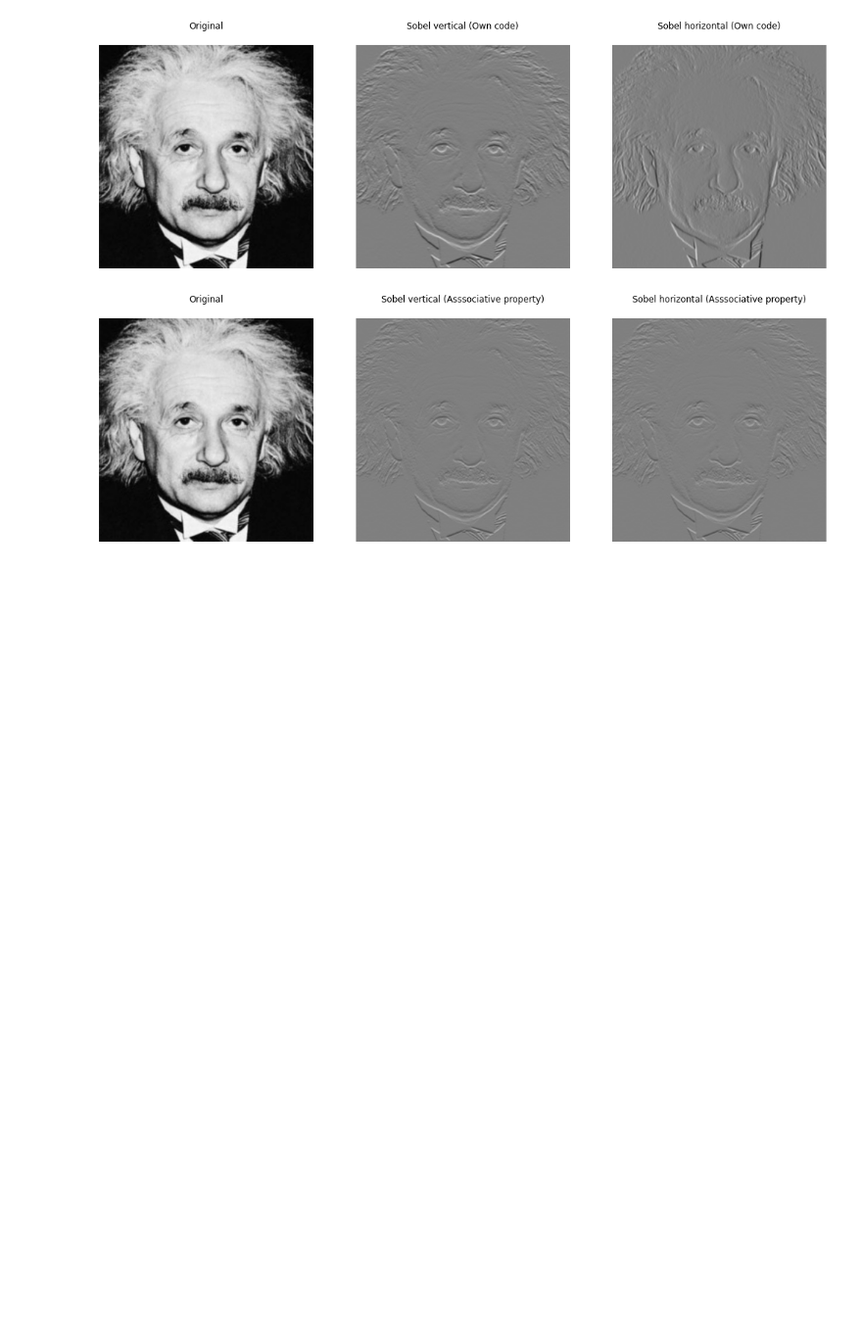
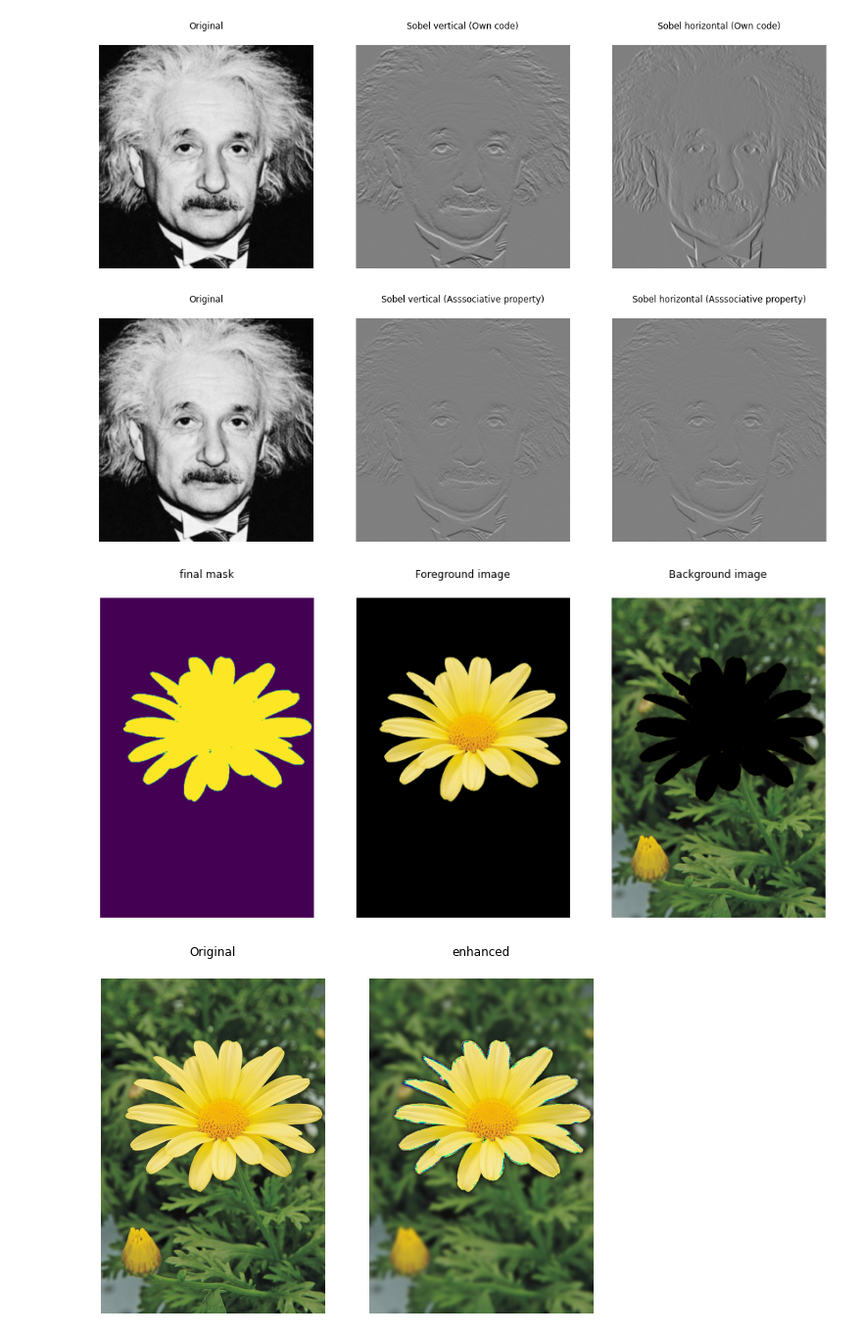
Before and after one commit to nujaadeen/Image-Processing, a Jupyter notebook: assingment1.ipynb, the cells around one changed output. Shown at 98% size. Drawn from its saved outputs; the diff is of its cells as text; code cells hidden in the pictures; blank space fills up the shorter version.

```diff
--- a/assingment1.ipynb
+++ b/assingment1.ipynb
@@ -426,3 +429,52 @@ plt.show()
 [figure]
 [figure]
 [figure]
+# %%
+img = cv.cvtColor(cv.imread(r"C:\Users\Nushad\Documents\Semester 4\EN2550 - Fundamentals of Image Processing and Machine Vision\HW excercises\Assignement 1\daisy.jpg", cv.IMREAD_COLOR), cv.COLOR_BGR2RGB)
+assert img is not None
+
+fig, ax = plt.subplots(1,3, figsize=(15,9))
+
+# part a
+mask = np.zeros(img.shape[:2],np.uint8)
+bgdModel = np.zeros((1,65),np.float64)
+fgdModel = np.zeros((1,65),np.float64)
+rect = (30,70,650,550)
+
+cv.grabCut(img, mask, rect, bgdModel, fgdModel, 5, cv.GC_INIT_WITH_RECT)
+final_mask = np.where((mask==2)|(mask==0),0,1).astype('uint8')
+foreground = img*final_mask[:,:,np.newaxis]
+background = img - foreground
+
+ax[0].imshow(final_mask)
+ax[0].title.set_text('final mask')
+ax[0].axis('off')
+ax[0].xaxis.tick_top()
+
+ax[1].imshow(foreground)
+ax[1].title.set_text('Foreground image')
+ax[1].axis('off')
+ax[1].xaxis.tick_top()
+
+ax[2].imshow(background)
+ax[2].title.set_text('Background image')
+ax[2].axis('off')
+ax[2].xaxis.tick_top()
+
+# part b
+fig, ax = plt.subplots(1,2, figsize=(9,9))
+ax[0].imshow(img)
+ax[0].title.set_text('Original')
+ax[0].axis('off')
+ax[0].xaxis.tick_top()
+
+blurred_background = cv.GaussianBlur(background, (21,21), 4)
+enhanced_img = foreground + blurred_background
+
+ax[1].imshow(enhanced_img)
+ax[1].title.set_text('enhanced')
+ax[1].axis('off')
+ax[1].xaxis.tick_top()
+# %% [output]
+[figure, added]
+[figure, added]
```
Also changed, not shown: parts of 4 cells of this notebook.
